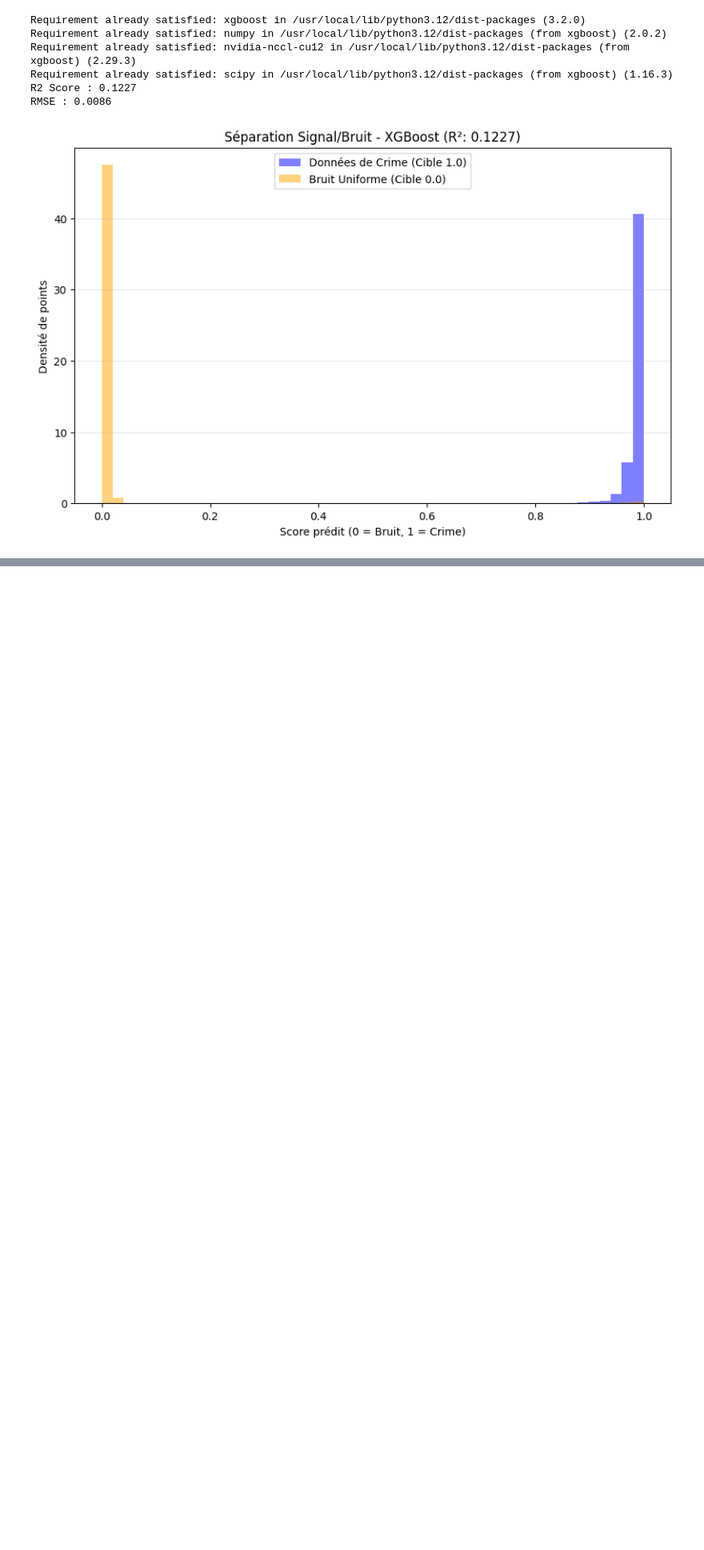
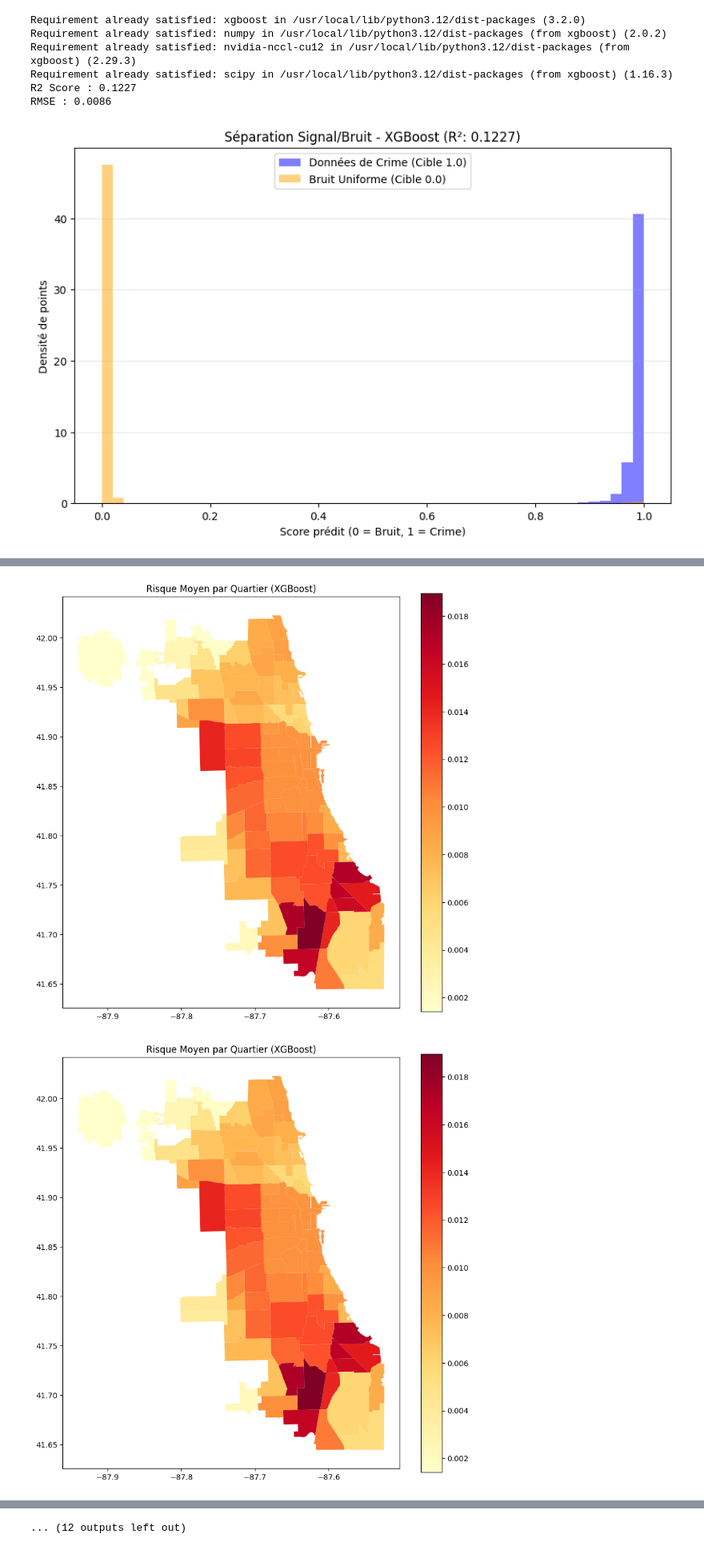
Before and after one commit to lejejefr/ECM_2526_FinalProject, a Jupyter notebook: Scripts/ML.ipynb, the cells around one changed output, grey strips where cells are left out. Shown at 80% size. Saved outputs shown, nothing was run; the diff lists cells and outputs as text; code cells hidden in the pictures; blank space fills up the shorter version.

```diff
--- a/Scripts/ML.ipynb
+++ b/Scripts/ML.ipynb
@@ -720,0 +782,53 @@ plt.show()
+# %%
+import geopandas as gpd
+import matplotlib.pyplot as plt
+import pandas as pd
+from shapely.geometry import Point
+
+def get_crime_map(time, day_week, day_year, data, model):
+    lats = np.linspace(data['latitude'].min(), data['latitude'].max(), 100)
+    longs = np.linspace(data['longitude'].min(), data['longitude'].max(), 100)
+    grid_lat, grid_lon = np.meshgrid(lats, longs)
+
+    # 2. On prépare le DataFrame pour le modèle (il faut inclure time, day, etc.)
+    # Ici, on fixe une heure et un jour précis pour voir la "photo" à un instant T
+
+    grid = pd.DataFrame({
+        'time': time,
+        'day of week': day_week,
+        'day of year': day_year,
+        'latitude': grid_lat.ravel(),
+        'longitude': grid_lon.ravel()
+    })
+    grid['risk_score'] = model.predict(grid)
+
+    # Chargement des quartiers de Chicago
+    url_alt = "https://raw.githubusercontent.com/codeforamerica/click_that_hood/master/public/data/chicago.geojson"
+    chicago_map = gpd.read_file(url_alt)
+
+    # On s'assure d'être dans le bon système de coordonnées (WGS84)
+    chicago_map = chicago_map.to_crs(epsg=4326)
+
+    # 1. Création de la géométrie à partir de lat/lon
+    geometry = [Point(xy) for xy in zip(grid['longitude'], grid['latitude'])]
+
+    # 2. Création du GeoDataFrame
+    gdf_risk = gpd.GeoDataFrame(grid, geometry=geometry, crs="EPSG:4326")
+
+    # Optionnel : On ne garde que les points qui tombent VRAIMENT dans Chicago
+    # (pour éviter d'avoir du risque affiché dans le Lac Michigan)
+    gdf_risk = gpd.sjoin(gdf_risk, chicago_map, predicate='within')
+
+    # Fusionner le score moyen avec la carte d'origine
+    chicago_with_risk = chicago_map.merge(risk_per_hood, left_on='name', right_index=True)
+
+    # Tracer la carte
+    chicago_with_risk.plot(column='risk_score', cmap='YlOrRd', legend=True, figsize=(10, 10))
+    plt.title("Risque Moyen par Quartier (XGBoost)")
+    plt.show()
+
+for i in range(24):
+  get_crime_map(1800 + 3600 * i,0,279,df,xgb_model)
+# %% [output]
+[figure, added]
+[figure, added]
@@ -720,0 +845 @@ plt.show()
+... (12 outputs left out)
```
Also changed, not shown: parts of 8 cells of this notebook.
